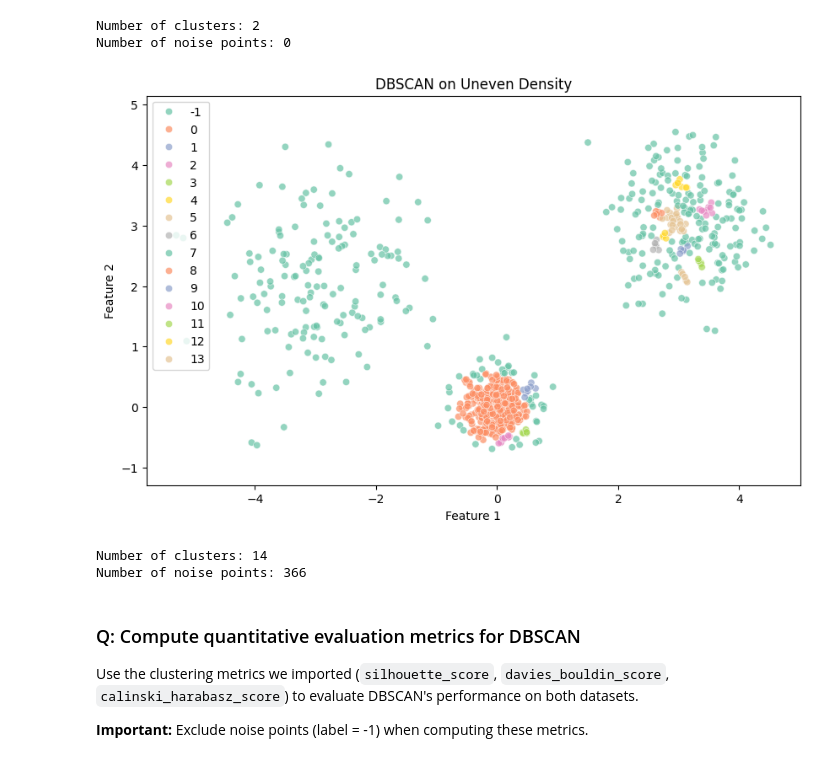
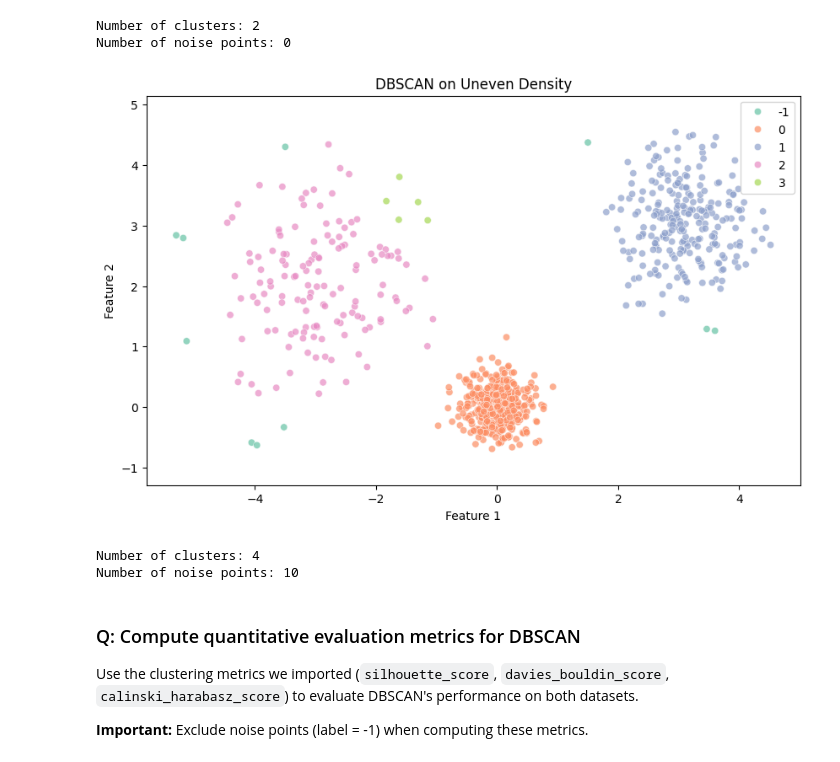
Before and after one commit to Ventengo1/bwsi-comp-problem-solving, a Jupyter notebook: mod6_unsupervised_learning/3_more_density_clustering.ipynb, the cells around one changed output. Drawn from its saved outputs; the diff is of its cells as text; code cells hidden in the pictures.

```diff
--- a/mod6_unsupervised_learning/3_more_density_clustering.ipynb
+++ b/mod6_unsupervised_learning/3_more_density_clustering.ipynb
@@ -127,29 +127,29 @@ Number of noise points: 0
 # %%
 # DBSCAN on Dataset 2: Uneven Density Clusters
 # YOUR CODE HERE
-dbscan_uneven = DBSCAN(eps=0.1, min_samples=5)
+dbscan_uneven = DBSCAN(eps=0.5, min_samples=5)
 labels_dbscan_uneven = dbscan_uneven.fit_predict(X_uneven)
 
 # Visualize clustering results
 # YOUR CODE HERE
 plt.figure(figsize=(10, 6))
 sns.scatterplot(x=X_uneven[:, 0], y=X_uneven[:, 1], hue=labels_dbscan_uneven, palette='Set2', alpha=0.7, legend='full')
 plt.title('DBSCAN on Uneven Density')
 plt.xlabel('Feature 1')
 plt.ylabel('Feature 2')
 plt.axis('equal')
 plt.show()
 
 # Print clustering statistics
 # YOUR CODE HERE
 n_clusters_uneven = len(set(labels_dbscan_uneven)) - (1 if -1 in labels_dbscan_uneven else 0)
 n_noise_uneven = list(labels_dbscan_uneven).count(-1)
 print(f"Number of clusters: {n_clusters_uneven}")
 print(f"Number of noise points: {n_noise_uneven}")
 # %% [output]
-[figure, old version]
+[figure, new version]
-Number of clusters: 14
-Number of noise points: 366
+Number of clusters: 4
+Number of noise points: 10
 # %% [markdown]
 ### Q: Compute quantitative evaluation metrics for DBSCAN
 
```
Also changed, not shown: parts of 1 cell of this notebook.
